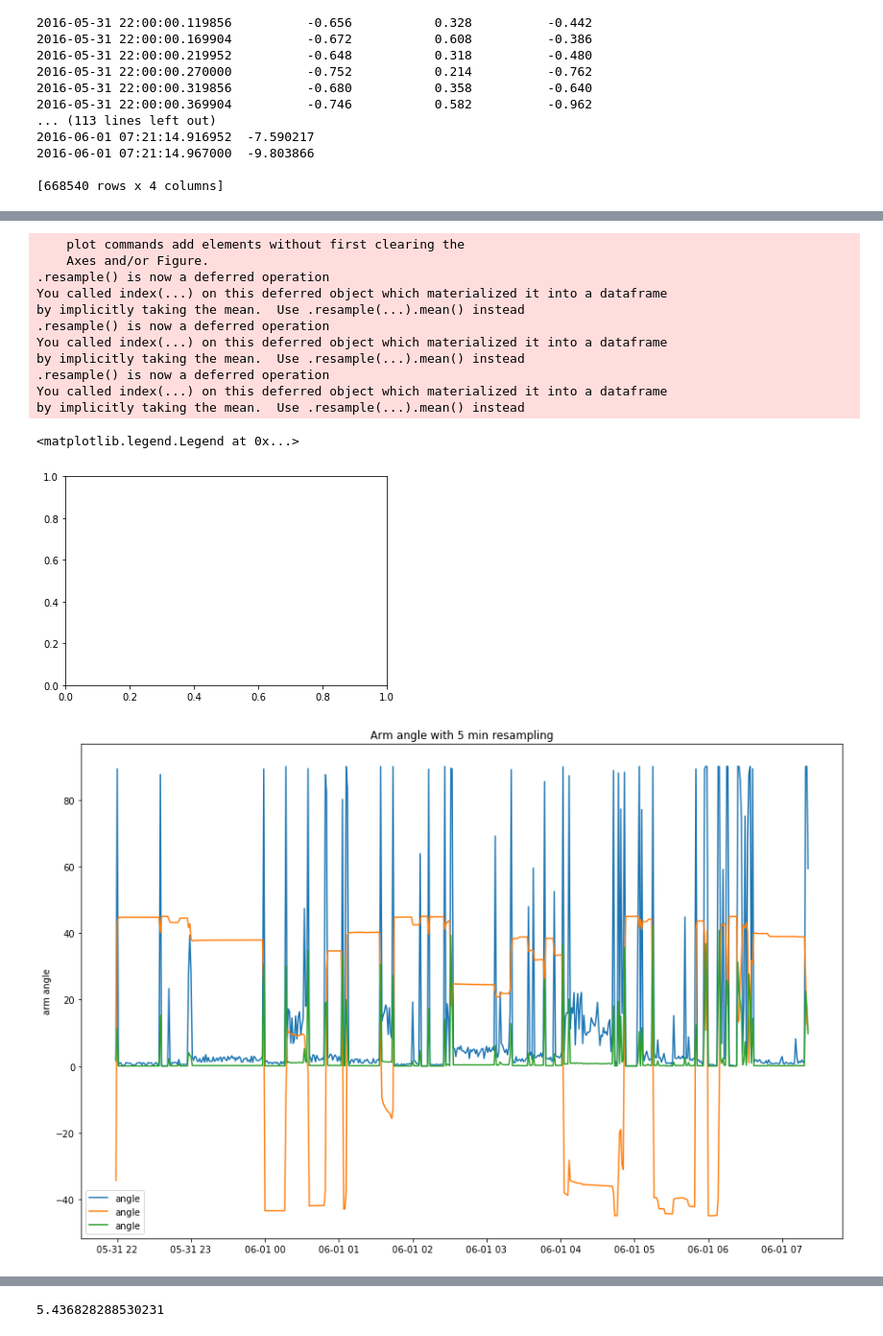
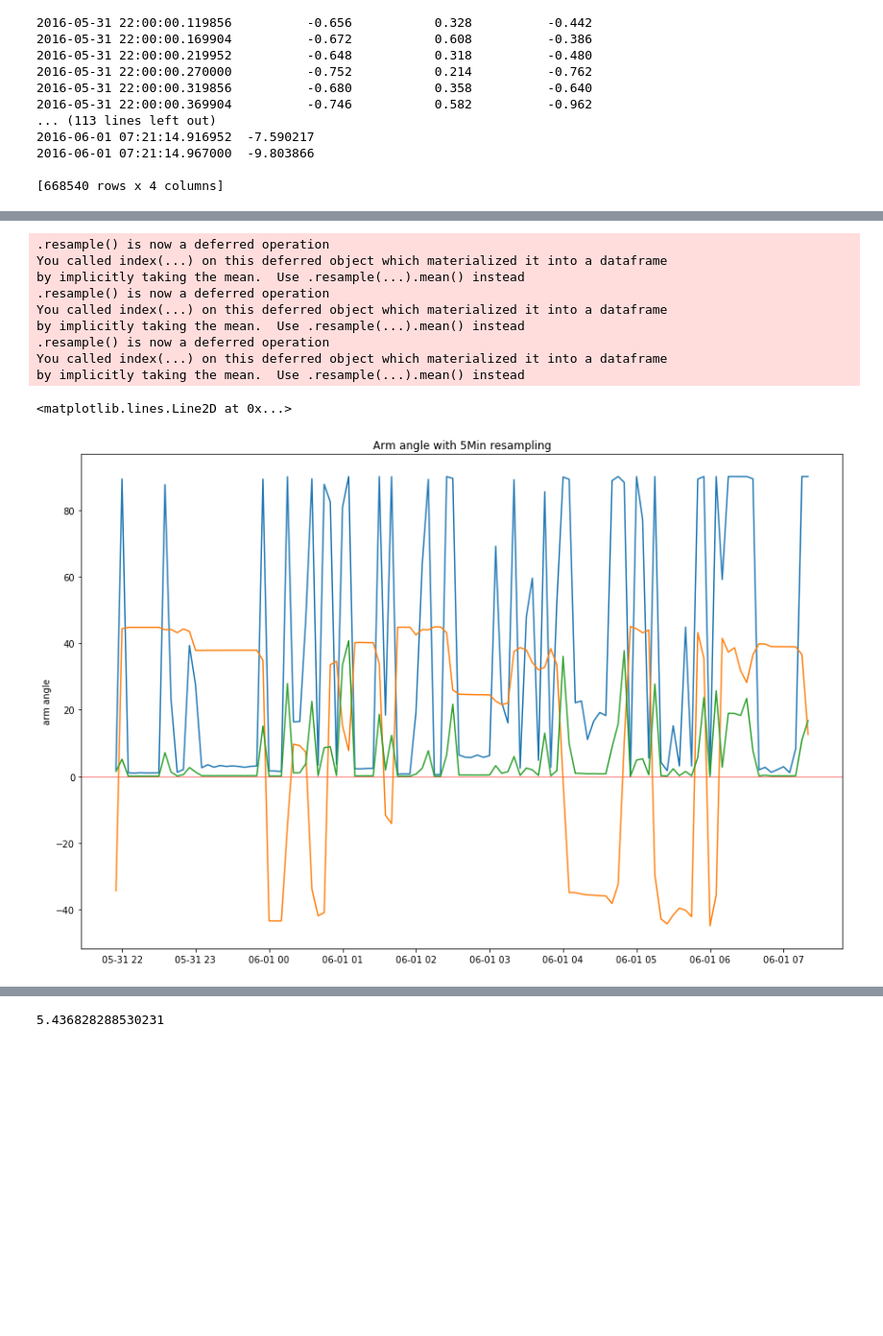
Before and after one commit to horken7/circadian-rhytm, a Jupyter notebook: test.ipynb, the cells around one changed output, grey strips where cells are left out. Shown: that part at 96% size. Drawn from its saved outputs; the diff is of its cells as text; code cells hidden in the pictures; blank space fills up the shorter version.

```diff
--- a/test.ipynb
+++ b/test.ipynb
@@ -5,10 +6,2 @@ import numpy as np
 
 %matplotlib inline
-# %%
-# load file approach 1
-fileName = 'data_00.csv'
-df1 = pd.read_csv(fileName)
-# %%
-# load file approach 2
-fileName = 'data_00.csv'
-df = pd.read_csv(fileName, index_col='datetime')
@@ -15 +25,14 @@ df = pd.read_csv(fileName, index_col='datetime')
+# %%
+# load file
+
+for path in found:
+    if path is not None:
+        if 'gz' in path:
+            fileName = path
+            df = pd.read_csv(fileName, index_col='datetime', compression='gzip')
+            break
+        else:
+            fileName = path
+            df = pd.read_csv(fileName, index_col='datetime')
+            break
 # %%
@@ -46,7 +71,9 @@ ax.plot(datetime, accelerometer_directions['angle'])
 # %% [markdown]
 model for arm angle:  $$ \theta_{\text{arm}} = tan^{-1} \bigg(\frac{ a_{z} }{ \sqrt{a_{x}^{2} + a_{y}^{2}} } \bigg) $$
 # %%
-# calculate the average for every 5 minues for the "arm angle"
+# calculate the average for every x min for the "arm angle"
+
+resample_interval = '5Min'
 
 # convert index to DatetimeIndex
 accelerometer_directions.index = pd.DatetimeIndex(accelerometer_directions.index)
@@ -54,7 +81,7 @@ accelerometer_directions.index = pd.DatetimeIndex(accelerometer_directions.index
 # average values within 5 min intervals
 
 print(accelerometer_directions)
-resample_5min_accel = accelerometer_directions.resample('5Min')#.min()
+resample_5min_accel = accelerometer_directions.resample(resample_interval)#.min()
 
 
 # fig = plt.figure(figsize=(15,10))
@@ -103,30 +130,26 @@ Freq: T, Name: angle, dtype: float64
 # %%
 a = resample_5min_accel['angle'].max()-resample_5min_accel['angle'].min()
-b = resample_5min_accel.mean()
+b = accelerometer_directions.resample(resample_interval).mean()
+c = accelerometer_directions.resample(resample_interval).std()
 
-plt.hold()
 fig = plt.figure(figsize=(15,10))
 ax = fig.add_subplot(111)
-ax.set_title('Arm angle with 5 min resampling')
+ax.set_title('Arm angle with {} resampling'.format(resample_interval))
 ax.set_ylabel('arm angle')
 ax.plot(resample_5min_accel.index, a)
 ax.plot(resample_5min_accel.index, b['angle'])
-ax.plot(resample_5min_accel.index, accelerometer_directions.resample('1Min').std()['angle'])
-
-plt.legend()
+ax.plot(resample_5min_accel.index, c['angle'])
+ax.axhline(y=0.002,xmin=0,xmax=3,c="red",linewidth=0.5,zorder=0)
 # %% [output]
-    plot commands add elements without first clearing the
-    Axes and/or Figure.
 .resample() is now a deferred operation
 You called index(...) on this deferred object which materialized it into a dataframe
 by implicitly taking the mean.  Use .resample(...).mean() instead
 .resample() is now a deferred operation
 You called index(...) on this deferred object which materialized it into a dataframe
 by implicitly taking the mean.  Use .resample(...).mean() instead
 .resample() is now a deferred operation
 You called index(...) on this deferred object which materialized it into a dataframe
 by implicitly taking the mean.  Use .resample(...).mean() instead
-<matplotlib.legend.Legend at 0x...>
+<matplotlib.lines.Line2D at 0x...>
-[figure, old version]
+[figure, new version]
-[figure, removed]
 # %%
```
Also changed, not shown: parts of 8 cells of this notebook.
